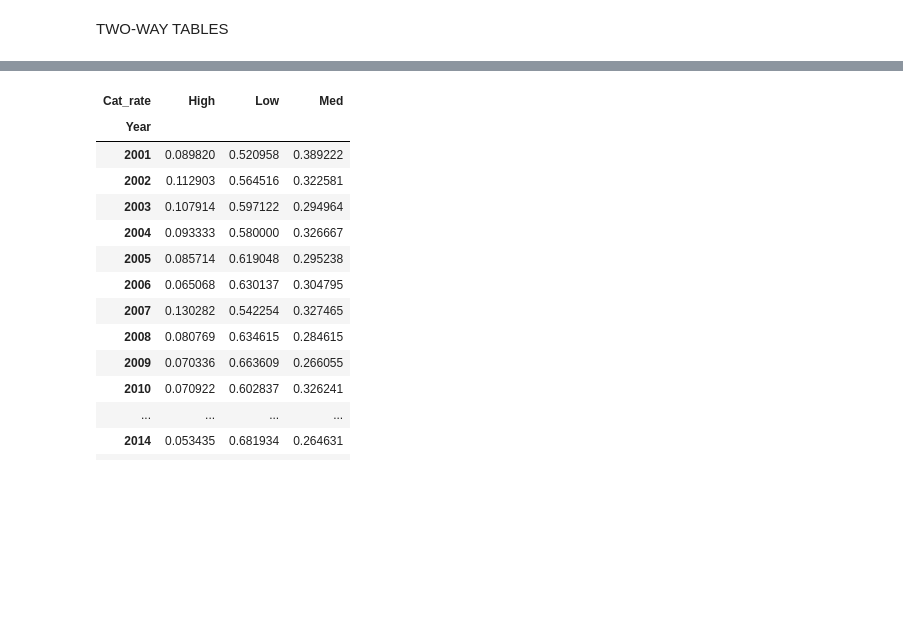
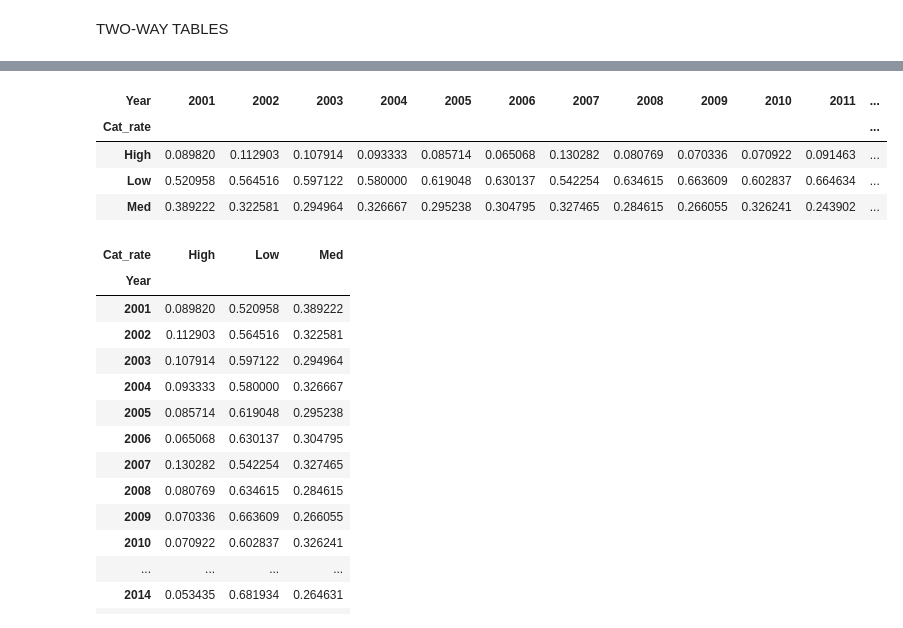
Before and after one commit to nurgelli/Exploratory_Data_Analysis, a Jupyter notebook: ml.ipynb, the cells around one changed output, grey strips where cells are left out. Saved outputs shown, nothing was run; the diff lists cells and outputs as text; code cells hidden in the pictures; blank space fills up the shorter version.

```diff
--- a/ml.ipynb
+++ b/ml.ipynb
@@ -486,3 +530,14 @@ TWO-WAY TABLES
+# %%
+#In this case sum of columns 100%
+pd.crosstab(movies.Year, movies.Cat_rate, normalize='columns') #<=== means sum of each column is 100%
+pd.crosstab(movies.Year, movies.Cat_rate, normalize='columns').T #<=== this is not working doesnt give 100% throug columns
+pd.crosstab(movies.Cat_rate, movies.Year,  normalize='columns') # <=== but this gives
+# %% [output]
+| Year | 2001 | 2002 | 2003 | 2004 | 2005 | 2006 | 2007 | 2008 | 2009 | 2010 | 2011 | ... |
+| Cat_rate |  |  |  |  |  |  |  |  |  |  |  | ... |
+| High | 0.089820 | 0.112903 | 0.107914 | 0.093333 | 0.085714 | 0.065068 | 0.130282 | 0.080769 | 0.070336 | 0.070922 | 0.091463 | ... |
+| Low | 0.520958 | 0.564516 | 0.597122 | 0.580000 | 0.619048 | 0.630137 | 0.542254 | 0.634615 | 0.663609 | 0.602837 | 0.664634 | ... |
+| Med | 0.389222 | 0.322581 | 0.294964 | 0.326667 | 0.295238 | 0.304795 | 0.327465 | 0.284615 | 0.266055 | 0.326241 | 0.243902 | ... |
 # %%
 # pd.crosstab(movies.Year, movies.Cat_rate)
 pd.crosstab(movies['Year'], movies['Cat_rate'], normalize= True) # cross tab solution for ratings
```
Also changed, not shown: parts of 19 cells of this notebook.
